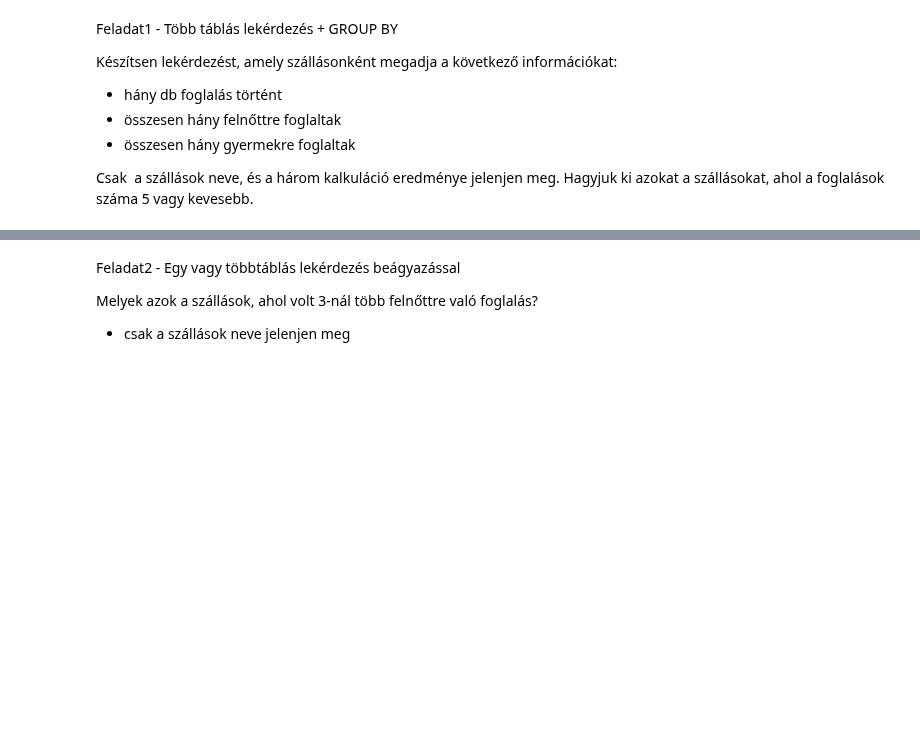
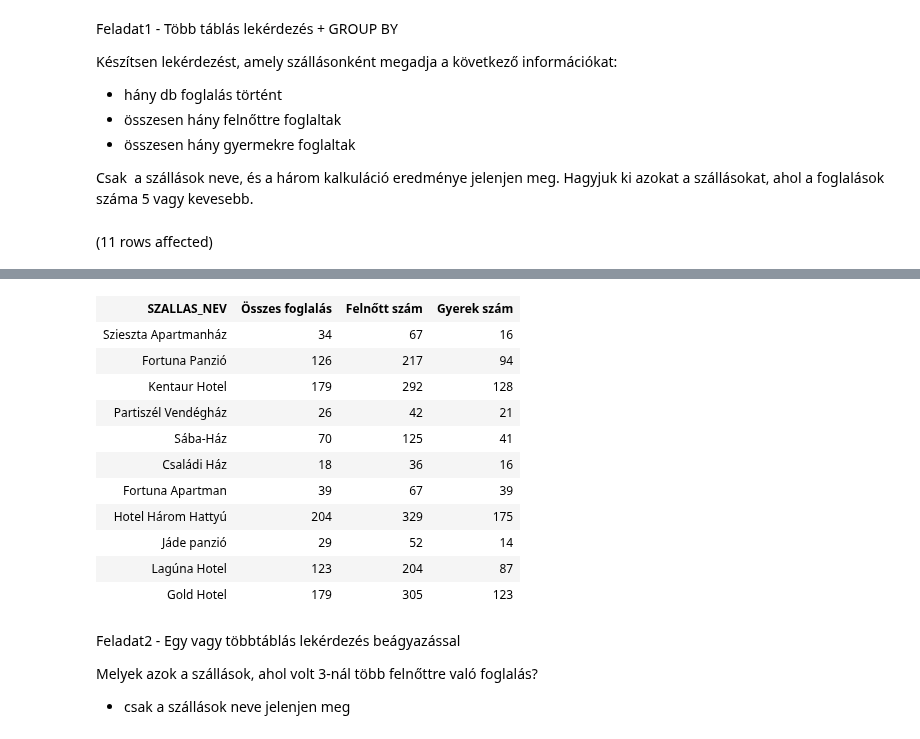
Before and after one commit to telekboldi2/sql.uni-corvinus, a Jupyter notebook: zh3_minta.ipynb, the cells around one changed output, grey strips where cells are left out. Drawn from its saved outputs; the diff is of its cells as text; code cells hidden in the pictures; blank space fills up the shorter version.

```diff
--- a/zh3_minta.ipynb
+++ b/zh3_minta.ipynb
@@ -16,3 +16,14 @@ Készítsen lekérdezést, amely szállásonként megadja a következő informá
 - összesen hány gyermekre foglaltak
 
 Csak  a szállások neve, és a három kalkuláció eredménye jelenjen meg. Hagyjuk ki azokat a szállásokat, ahol a foglalások száma 5 vagy kevesebb.
+# %%
+select  szh.SZALLAS_NEV,
+        count(*) as 'Összes foglalás',
+        SUM(f.felnott_szam) as 'Felnőtt szám',
+        SUM(f.gyermek_szam) as 'Gyerek szám'
+from Foglalas f join Szoba sz on f.szoba_fk = sz.szoba_id
+                join Szallashely szh on sz.szallas_fk = szh.szallas_id
+group by szh.szallas_nev
+having count(*) > 5
+# %% [output]
+(11 rows affected)
@@ -19,3 +31,15 @@ Csak  a szállások neve, és a három kalkuláció eredménye jelenjen meg. Ha
+| SZALLAS_NEV | Összes foglalás | Felnőtt szám | Gyerek szám |
+| Szieszta Apartmanház | 34 | 67 | 16 |
+| Fortuna Panzió | 126 | 217 | 94 |
+| Kentaur Hotel | 179 | 292 | 128 |
+| Partiszél Vendégház | 26 | 42 | 21 |
+| Sába-Ház | 70 | 125 | 41 |
+| Családi Ház | 18 | 36 | 16 |
+| Fortuna Apartman | 39 | 67 | 39 |
+| Hotel Három Hattyú | 204 | 329 | 175 |
+| Jáde panzió | 29 | 52 | 14 |
+| Lagúna Hotel | 123 | 204 | 87 |
+| Gold Hotel | 179 | 305 | 123 |
 # %% [markdown]
 Feladat2 - Egy vagy többtáblás lekérdezés beágyazással
 
```
Also changed, not shown: parts of 2 cells of this notebook.
